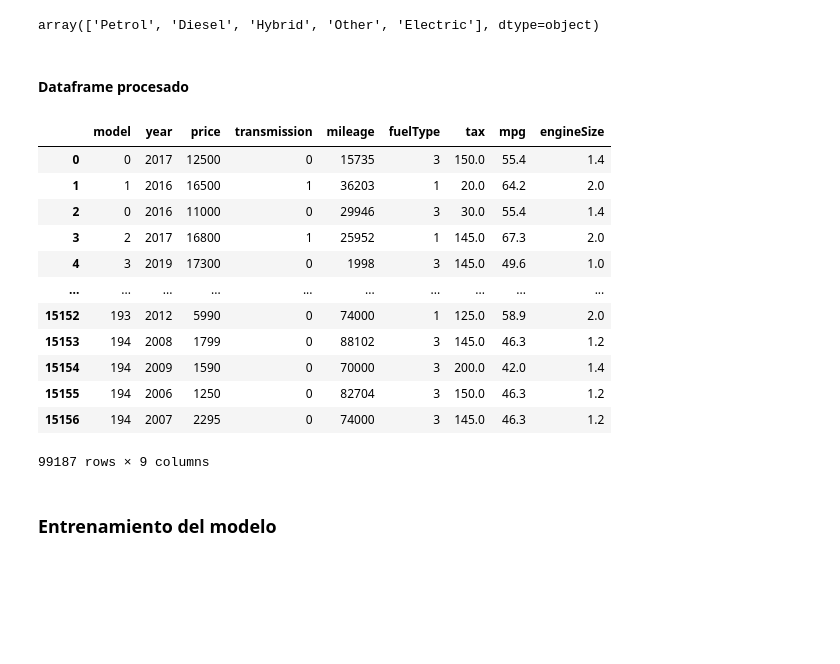
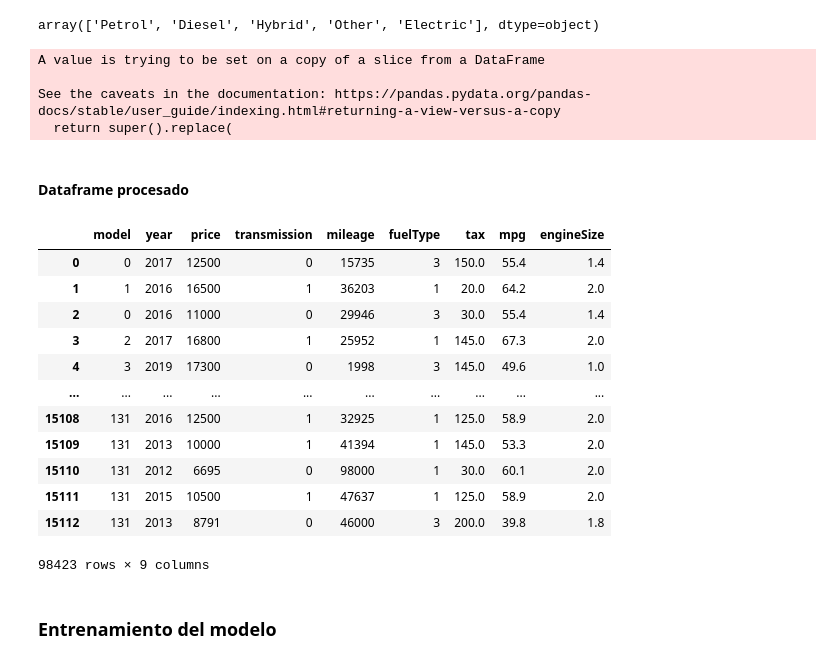
Before and after one commit to Legodark/cars_predicts_price, a Jupyter notebook: notebooks/ML_Predicción_precios_coches_segunda_mano.ipynb, the cells around one changed output. Saved outputs shown, nothing was run; the diff lists cells and outputs as text; code cells hidden in the pictures; blank space fills up the shorter version.

Commit message:
Optimización del modelo para exportación a Streamlit

```diff
--- a/notebooks/ML_Predicción_precios_coches_segunda_mano.ipynb
+++ b/notebooks/ML_Predicción_precios_coches_segunda_mano.ipynb
@@ -291,4 +378,8 @@ joblib.dump([audi, bmw, ford, hyundai, mercedes, skoda, toyota, vauxhall, vw], '
+# %%
+totalcoches = cars['model'].value_counts()
+models_over_100 = totalcoches[totalcoches > 50]
+cars_clean = cars[cars['model'].isin(models_over_100.index)]
 # %%
-modelos_unicos = pd.unique(cars['model'])
+modelos_unicos = pd.unique(cars_clean['model'])
 modelos_unicos
 # %% [output]
@@ -324,5 +415,5 @@ En este punto lo que he realizado es un bucle `for` el cual recorre el array cre
 car_list = []
 
 for index, model in enumerate(modelos_unicos):
-    cars.loc[cars['model'] == model, 'model'] = index
+    cars_clean.loc[cars_clean['model'] == model, 'model'] = index
     car_list.append((index, model))
@@ -373,7 +470,7 @@ cars['fuelType'].unique()
 # %% [output]
 array(['Petrol', 'Diesel', 'Hybrid', 'Other', 'Electric'], dtype=object)
 # %%
-cars.replace({'Electric': 0,
+cars_clean.replace({'Electric': 0,
               'Diesel': 1,
               'Hybrid': 2,
               'Petrol': 3,
@@ -382,24 +479,29 @@ cars.replace({'Electric': 0,
               'Automatic': 1,
               'Semi-Auto': 2,
               'Other': 3}, inplace = True)
+# %% [output]
+A value is trying to be set on a copy of a slice from a DataFrame
+
+See the caveats in the documentation: https://pandas.pydata.org/pandas-docs/stable/user_guide/indexing.html#returning-a-view-versus-a-copy
+  return super().replace(
 # %% [markdown]
 #### Dataframe procesado
-# %%
-cars
-# %% [output]
-|  | model | year | price | transmission | mileage | fuelType | tax | mpg | engineSize |
-| 0 | 0 | 2017 | 12500 | 0 | 15735 | 3 | 150.0 | 55.4 | 1.4 |
-| 1 | 1 | 2016 | 16500 | 1 | 36203 | 1 | 20.0 | 64.2 | 2.0 |
-| 2 | 0 | 2016 | 11000 | 0 | 29946 | 3 | 30.0 | 55.4 | 1.4 |
-| 3 | 2 | 2017 | 16800 | 1 | 25952 | 1 | 145.0 | 67.3 | 2.0 |
-| 4 | 3 | 2019 | 17300 | 0 | 1998 | 3 | 145.0 | 49.6 | 1.0 |
-| ... | ... | ... | ... | ... | ... | ... | ... | ... | ... |
-| 15152 | 193 | 2012 | 5990 | 0 | 74000 | 1 | 125.0 | 58.9 | 2.0 |
-| 15153 | 194 | 2008 | 1799 | 0 | 88102 | 3 | 145.0 | 46.3 | 1.2 |
-| 15154 | 194 | 2009 | 1590 | 0 | 70000 | 3 | 200.0 | 42.0 | 1.4 |
-| 15155 | 194 | 2006 | 1250 | 0 | 82704 | 3 | 150.0 | 46.3 | 1.2 |
-| 15156 | 194 | 2007 | 2295 | 0 | 74000 | 3 | 145.0 | 46.3 | 1.2 |
-99187 rows × 9 columns
+# %%
+cars_clean
+# %% [output]
+|  | model | year | price | transmission | mileage | fuelType | tax | mpg | engineSize |
+| 0 | 0 | 2017 | 12500 | 0 | 15735 | 3 | 150.0 | 55.4 | 1.4 |
+| 1 | 1 | 2016 | 16500 | 1 | 36203 | 1 | 20.0 | 64.2 | 2.0 |
+| 2 | 0 | 2016 | 11000 | 0 | 29946 | 3 | 30.0 | 55.4 | 1.4 |
+| 3 | 2 | 2017 | 16800 | 1 | 25952 | 1 | 145.0 | 67.3 | 2.0 |
+| 4 | 3 | 2019 | 17300 | 0 | 1998 | 3 | 145.0 | 49.6 | 1.0 |
+| ... | ... | ... | ... | ... | ... | ... | ... | ... | ... |
+| 15108 | 131 | 2016 | 12500 | 1 | 32925 | 1 | 125.0 | 58.9 | 2.0 |
+| 15109 | 131 | 2013 | 10000 | 1 | 41394 | 1 | 145.0 | 53.3 | 2.0 |
+| 15110 | 131 | 2012 | 6695 | 0 | 98000 | 1 | 30.0 | 60.1 | 2.0 |
+| 15111 | 131 | 2015 | 10500 | 1 | 47637 | 1 | 125.0 | 58.9 | 2.0 |
+| 15112 | 131 | 2013 | 8791 | 0 | 46000 | 3 | 200.0 | 39.8 | 1.8 |
+98423 rows × 9 columns
 # %% [markdown]
 ### Entrenamiento del modelo
 # %%
```
Also changed, not shown: parts of 45 cells of this notebook.
